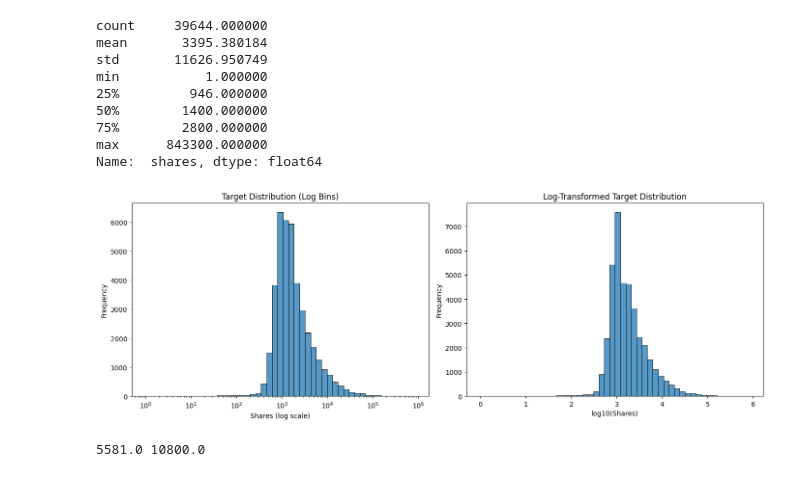
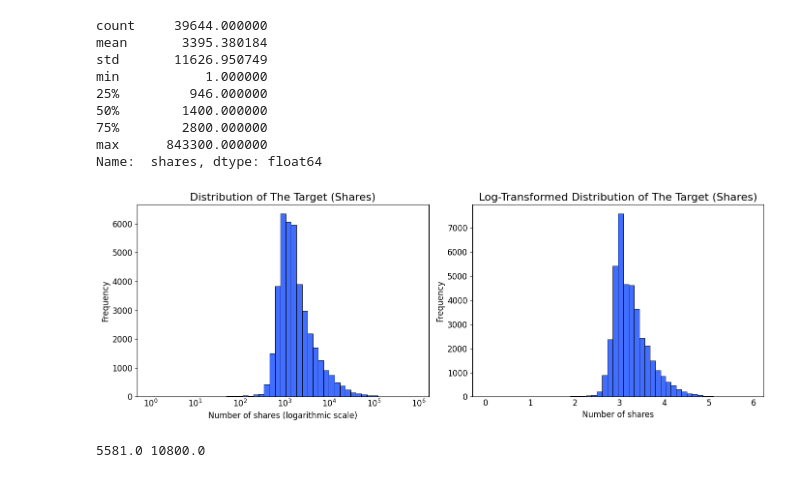
Before and after one commit to DovydasVe/article_popularity_prediction, a Jupyter notebook: data_preprocessing.ipynb, the cells around one changed output. Drawn from its saved outputs; the diff is of its cells as text; code cells hidden in the pictures.

```diff
--- a/data_preprocessing.ipynb
+++ b/data_preprocessing.ipynb
@@ -19,49 +19,51 @@ min           1.000000
 max      843300.000000
 Name:  shares, dtype: float64
 # %%
-import pandas as pd
-import numpy as np
-import seaborn as sns
-import matplotlib.pyplot as plt
-
-df = pd.read_csv('data/OnlineNewsPopularity.csv')
 target = df[' shares']
-
 target_pos = target[target > 0]
 
 bins = np.logspace(
     np.log10(target_pos.min()),
     np.log10(target_pos.max()),
     50
 )
 
 fig, axes = plt.subplots(1, 2, figsize=(14, 5))
+bright_palette = sns.color_palette('bright')
+blue = bright_palette[0]
 
 sns.histplot(
     target_pos,
     bins=bins,
     edgecolor='black',
     linewidth=0.7,
-    ax=axes[0]
+    ax=axes[0],
+    color=blue
 )
 axes[0].set_xscale('log')
-axes[0].set_xlabel('Shares (log scale)')
-axes[0].set_ylabel('Frequency')
-axes[0].set_title('Target Distribution (Log Bins)')
+axes[0].set_xlabel('Number of shares (logarithmic scale)', fontsize=12)
+axes[0].set_ylabel('Frequency', fontsize=12)
+axes[0].set_title('Distribution of The Target (Shares)', fontsize=16)
 
 sns.histplot(
     np.log10(target_pos),
     bins=50,
-    ax=axes[1]
+    ax=axes[1],
+    color=blue
 )
-axes[1].set_xlabel('log10(Shares)')
-axes[1].set_ylabel('Frequency')
-axes[1].set_title('Log-Transformed Target Distribution')
+axes[1].set_xlabel('Number of shares', fontsize=12)
+axes[1].set_ylabel('Frequency', fontsize=12)
+axes[1].set_title('Log-Transformed Distribution of The Target (Shares)', fontsize=16)
+
+for ax in axes:
+    ax.tick_params(axis='x', which='both', length=0, labelsize=12)
+    ax.tick_params(axis='y', which='both', labelsize=12)
+
 
 plt.tight_layout()
 plt.show()
 # %% [output]
-[figure, old version]
+[figure, new version]
 # %%
 x = np.sort(target)
 y = np.arange(1, len(x)+1) / len(x)
```
Also changed, not shown: 3 other files.
